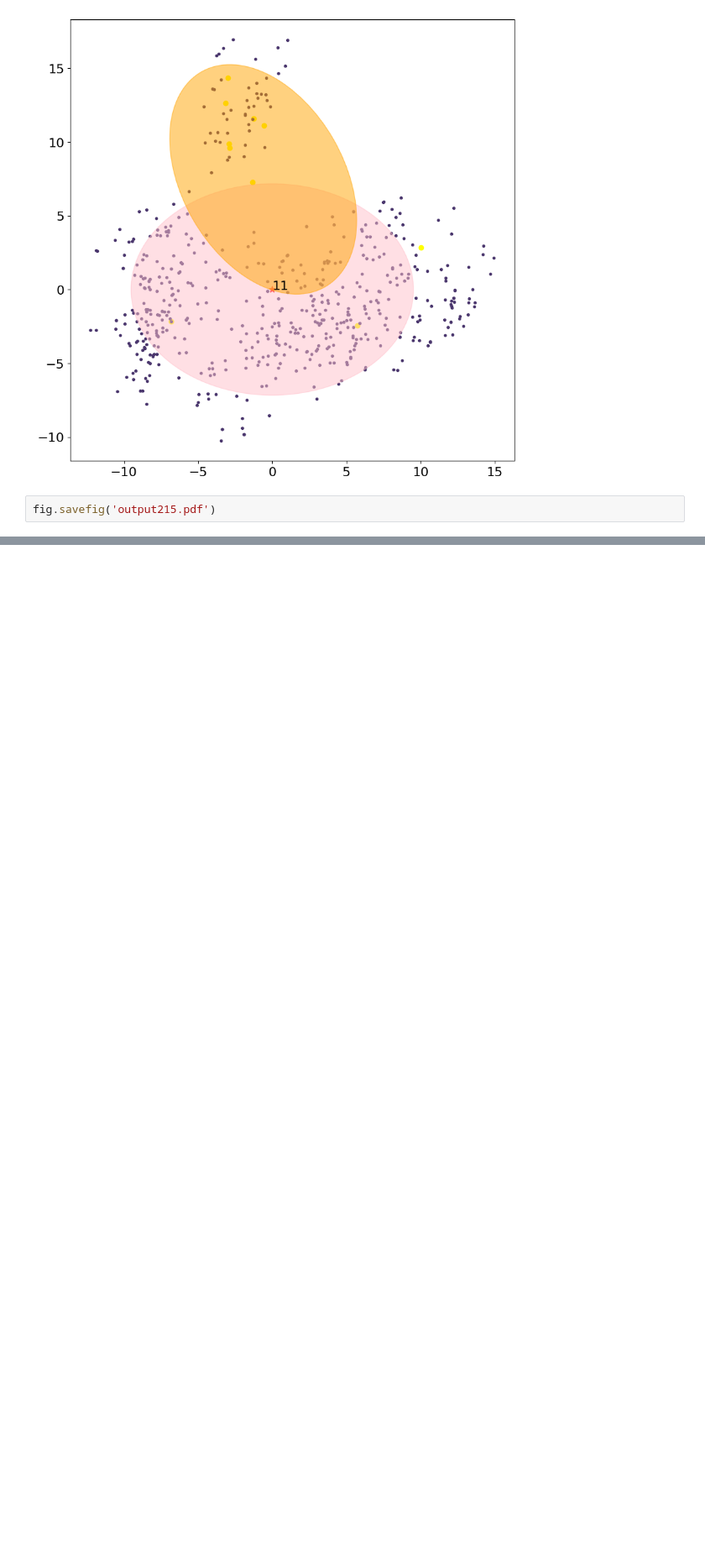
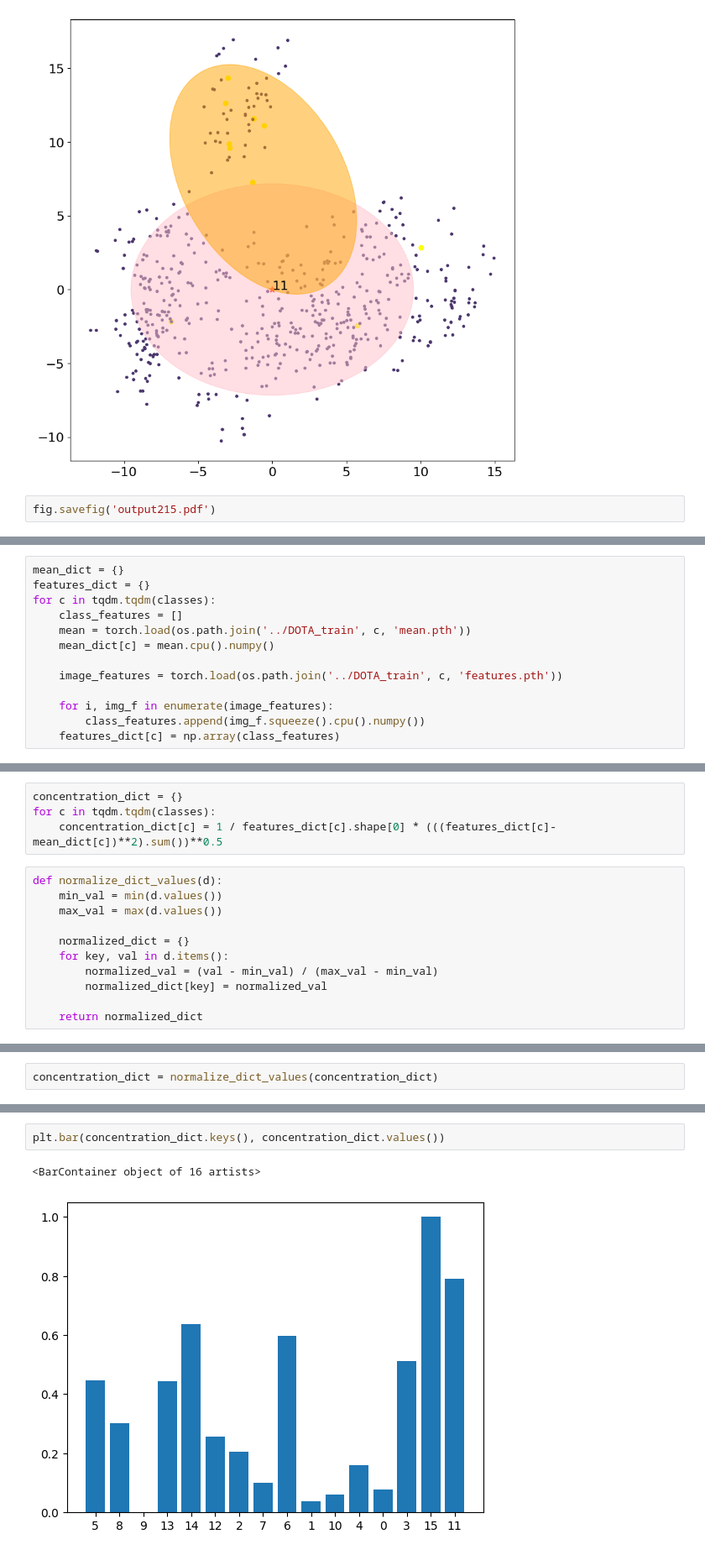
Before and after one commit to HichTala/COCO_dataset_transformations, a Jupyter notebook: notebooks/distances.ipynb, the cells around one changed output, grey strips where cells are left out. Shown at 84% size. Saved outputs shown, nothing was run; the diff lists cells and outputs as text; blank space fills up the shorter version.

```diff
--- a/notebooks/distances.ipynb
+++ b/notebooks/distances.ipynb
@@ -829,0 +835,13 @@ fig.savefig('output215.pdf')
+# %%
+mean_dict = {}
+features_dict = {}
+for c in tqdm.tqdm(classes):
+    class_features = []
+    mean = torch.load(os.path.join('../DOTA_train', c, 'mean.pth'))
+    mean_dict[c] = mean.cpu().numpy()
+
+    image_features = torch.load(os.path.join('../DOTA_train', c, 'features.pth'))
+
+    for i, img_f in enumerate(image_features):
+        class_features.append(img_f.squeeze().cpu().numpy())
+    features_dict[c] = np.array(class_features)
@@ -829,0 +852,15 @@ fig.savefig('output215.pdf')
+# %%
+concentration_dict = {}
+for c in tqdm.tqdm(classes):
+    concentration_dict[c] = 1 / features_dict[c].shape[0] * (((features_dict[c]-mean_dict[c])**2).sum())**0.5
+# %%
+def normalize_dict_values(d):
+    min_val = min(d.values())
+    max_val = max(d.values())
+
+    normalized_dict = {}
+    for key, val in d.items():
+        normalized_val = (val - min_val) / (max_val - min_val)
+        normalized_dict[key] = normalized_val
+
+    return normalized_dict
@@ -829,0 +886,2 @@ fig.savefig('output215.pdf')
+# %%
+concentration_dict = normalize_dict_values(concentration_dict)
@@ -829,0 +907,5 @@ fig.savefig('output215.pdf')
+# %%
+plt.bar(concentration_dict.keys(), concentration_dict.values())
+# %% [output]
+<BarContainer object of 16 artists>
+[figure, added]
```
Also changed, not shown: parts of 32 cells of this notebook, 2 other files.
